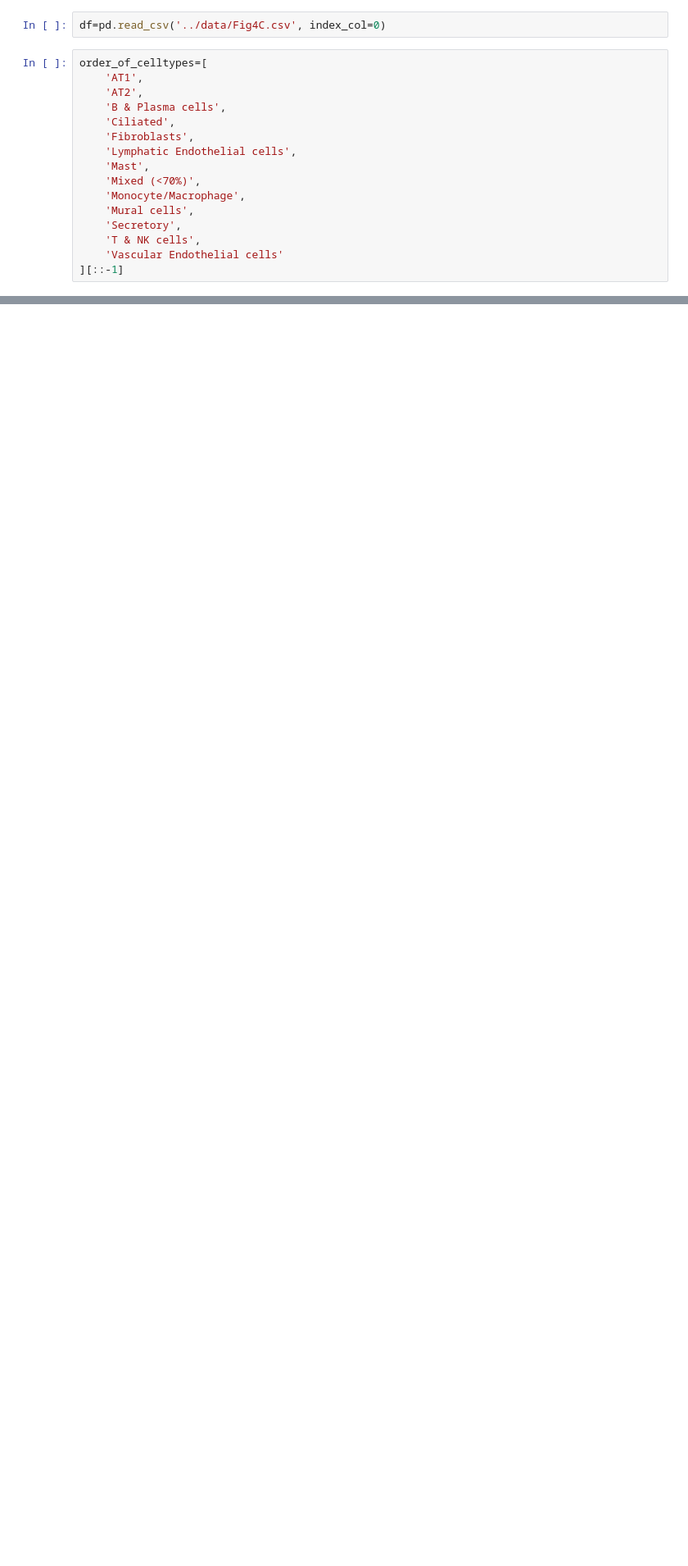
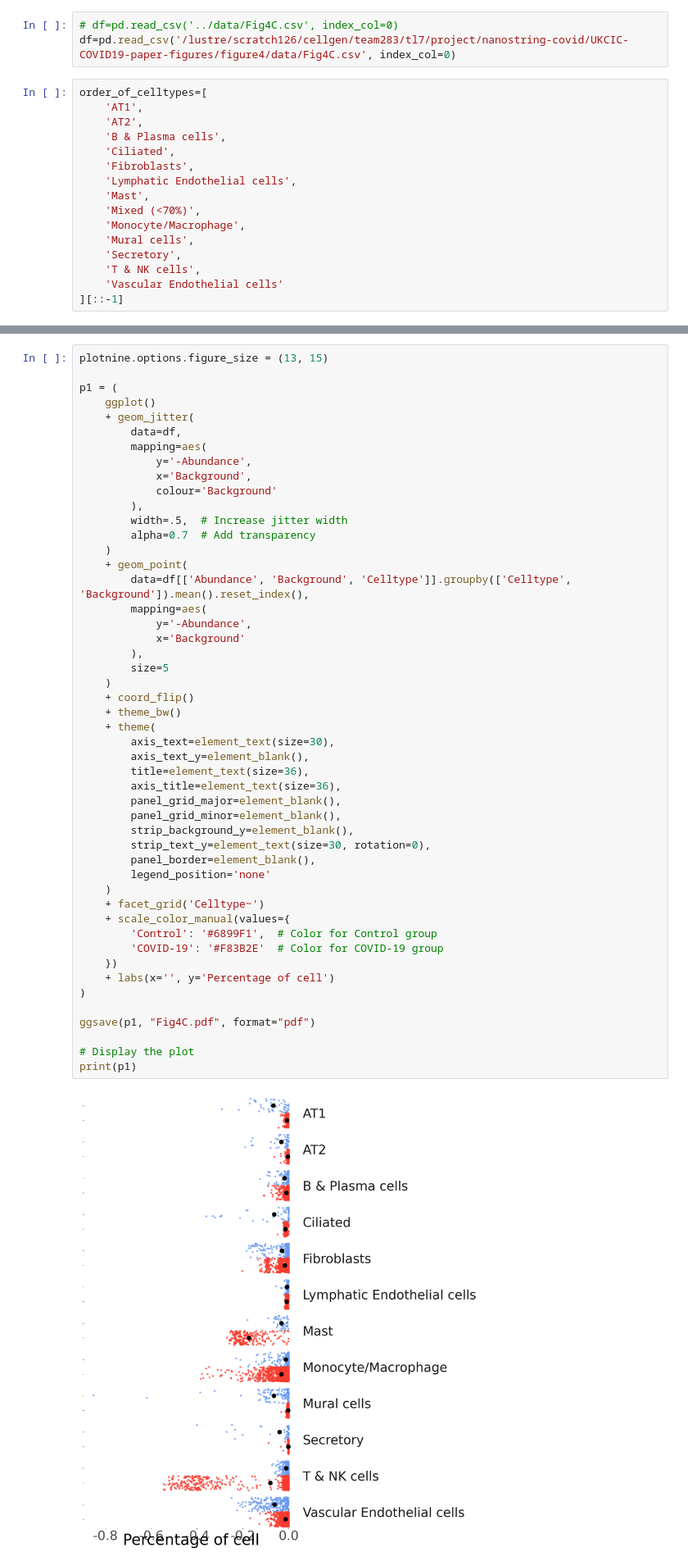
Before and after one commit to thjimmylee/UKCIC-COVID19-paper-figures, a Jupyter notebook: figure4/notebooks/4C.ipynb, the cells around one changed output, grey strips where cells are left out. Shown at 82% size. Drawn from its saved outputs; the diff is of its cells as text; blank space fills up the shorter version.

```diff
--- a/figure4/notebooks/4C.ipynb
+++ b/figure4/notebooks/4C.ipynb
@@ -6,7 +6,8 @@ from plotnine import *
 
 dpi=300
 # %%
-df=pd.read_csv('../data/Fig4C.csv', index_col=0)
+# df=pd.read_csv('../data/Fig4C.csv', index_col=0)
+df=pd.read_csv('/lustre/scratch126/cellgen/team283/tl7/project/nanostring-covid/UKCIC-COVID19-paper-figures/figure4/data/Fig4C.csv', index_col=0)
 # %%
 order_of_celltypes=[
     'AT1',
@@ -72,0 +77,51 @@ p1
+# %%
+plotnine.options.figure_size = (13, 15)
+
+p1 = (
+    ggplot()
+    + geom_jitter(
+        data=df,
+        mapping=aes(
+            y='-Abundance',
+            x='Background',
+            colour='Background'
+        ),
+        width=.5,  # Increase jitter width
+        alpha=0.7  # Add transparency
+    )
+    + geom_point(
+        data=df[['Abundance', 'Background', 'Celltype']].groupby(['Celltype', 'Background']).mean().reset_index(),
+        mapping=aes(
+            y='-Abundance',
+            x='Background'
+        ),
+        size=5
+    )
+    + coord_flip()
+    + theme_bw()
+    + theme(
+        axis_text=element_text(size=30),
+        axis_text_y=element_blank(),
+        title=element_text(size=36),
+        axis_title=element_text(size=36),
+        panel_grid_major=element_blank(),
+        panel_grid_minor=element_blank(),
+        strip_background_y=element_blank(),
+        strip_text_y=element_text(size=30, rotation=0),
+        panel_border=element_blank(),
+        legend_position='none'
+    )
+    + facet_grid('Celltype~')
+    + scale_color_manual(values={
+        'Control': '#6899F1',  # Color for Control group
+        'COVID-19': '#F83B2E'  # Color for COVID-19 group
+    })
+    + labs(x='', y='Percentage of cell')
+)
+
+ggsave(p1, "Fig4C.pdf", format="pdf")
+
+# Display the plot
+print(p1)
+# %% [output]
+[figure, added]
```
Also changed, not shown: parts of 4 cells of this notebook, 1 other file.
